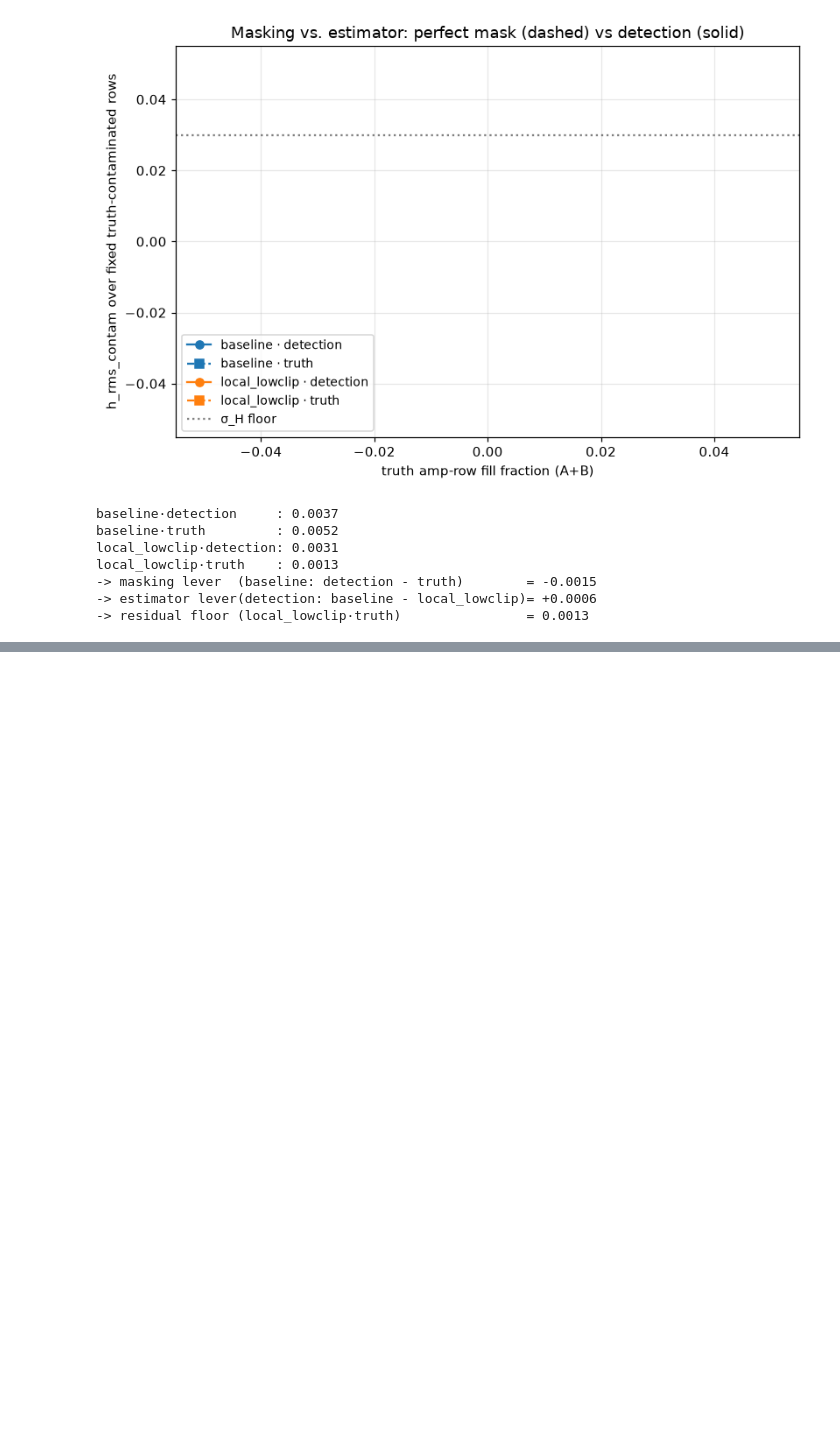
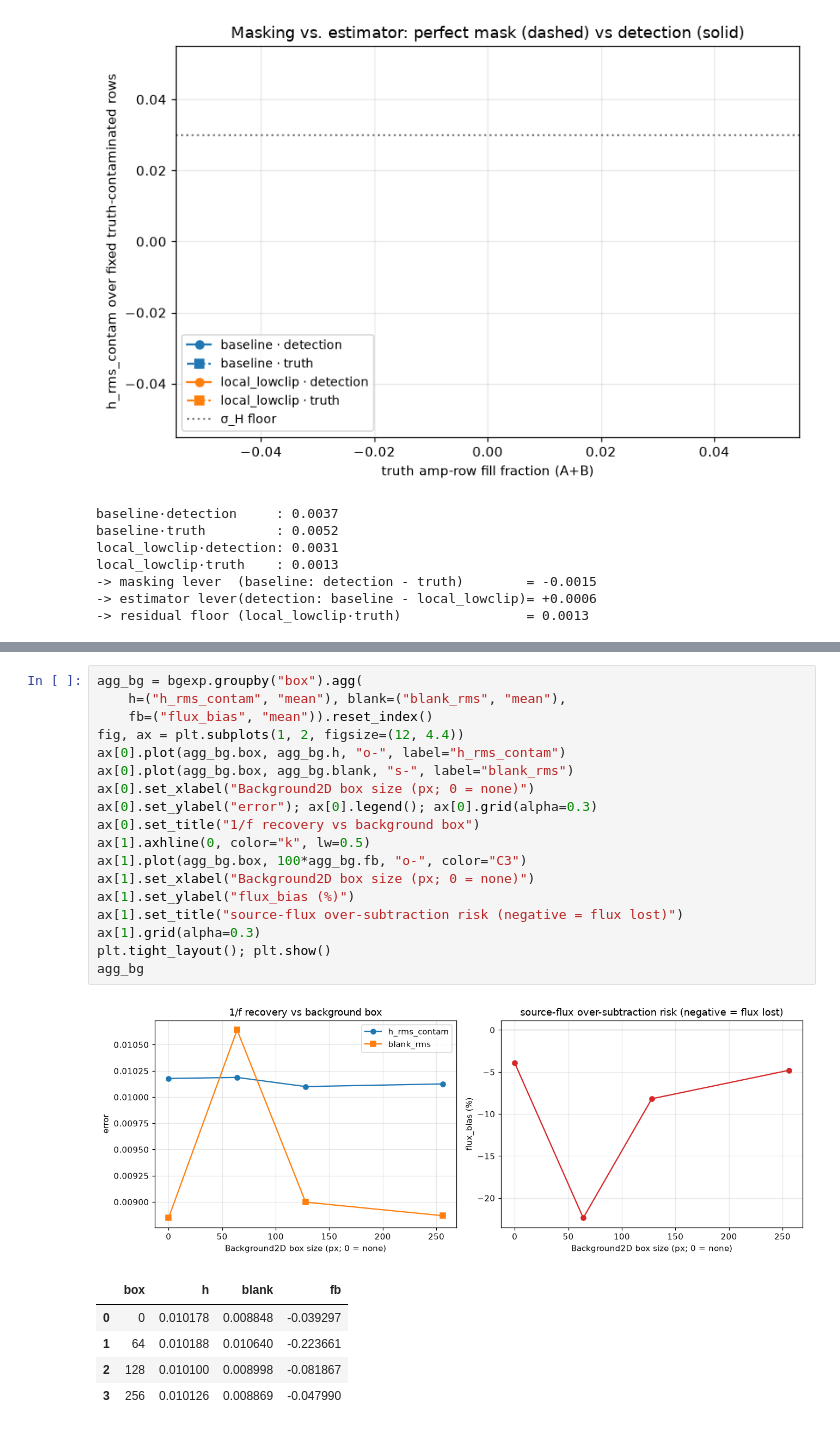
Before and after one commit to hollisakins/campfire, a Jupyter notebook: pipeline/experiments/oneoverf_noise/oneoverf_experiments.ipynb, the cells around one changed output, grey strips where cells are left out. Cells and saved outputs as stored; diff of their text form; blank space fills up the shorter version.

```diff
--- a/pipeline/experiments/oneoverf_noise/oneoverf_experiments.ipynb
+++ b/pipeline/experiments/oneoverf_noise/oneoverf_experiments.ipynb
@@ -966,0 +1062,25 @@ To regenerate this notebook after editing the builder:
+# %%
+agg_bg = bgexp.groupby("box").agg(
+    h=("h_rms_contam", "mean"), blank=("blank_rms", "mean"),
+    fb=("flux_bias", "mean")).reset_index()
+fig, ax = plt.subplots(1, 2, figsize=(12, 4.4))
+ax[0].plot(agg_bg.box, agg_bg.h, "o-", label="h_rms_contam")
+ax[0].plot(agg_bg.box, agg_bg.blank, "s-", label="blank_rms")
+ax[0].set_xlabel("Background2D box size (px; 0 = none)")
+ax[0].set_ylabel("error"); ax[0].legend(); ax[0].grid(alpha=0.3)
+ax[0].set_title("1/f recovery vs background box")
+ax[1].axhline(0, color="k", lw=0.5)
+ax[1].plot(agg_bg.box, 100*agg_bg.fb, "o-", color="C3")
+ax[1].set_xlabel("Background2D box size (px; 0 = none)")
+ax[1].set_ylabel("flux_bias (%)")
+ax[1].set_title("source-flux over-subtraction risk (negative = flux lost)")
+ax[1].grid(alpha=0.3)
+plt.tight_layout(); plt.show()
+agg_bg
+# %% [output]
+[figure, added]
+|  | box | h | blank | fb |
+| 0 | 0 | 0.010178 | 0.008848 | -0.039297 |
+| 1 | 64 | 0.010188 | 0.010640 | -0.223661 |
+| 2 | 128 | 0.010100 | 0.008998 | -0.081867 |
+| 3 | 256 | 0.010126 | 0.008869 | -0.047990 |
```
Also changed, not shown: parts of 16 cells of this notebook, 1 other file.
